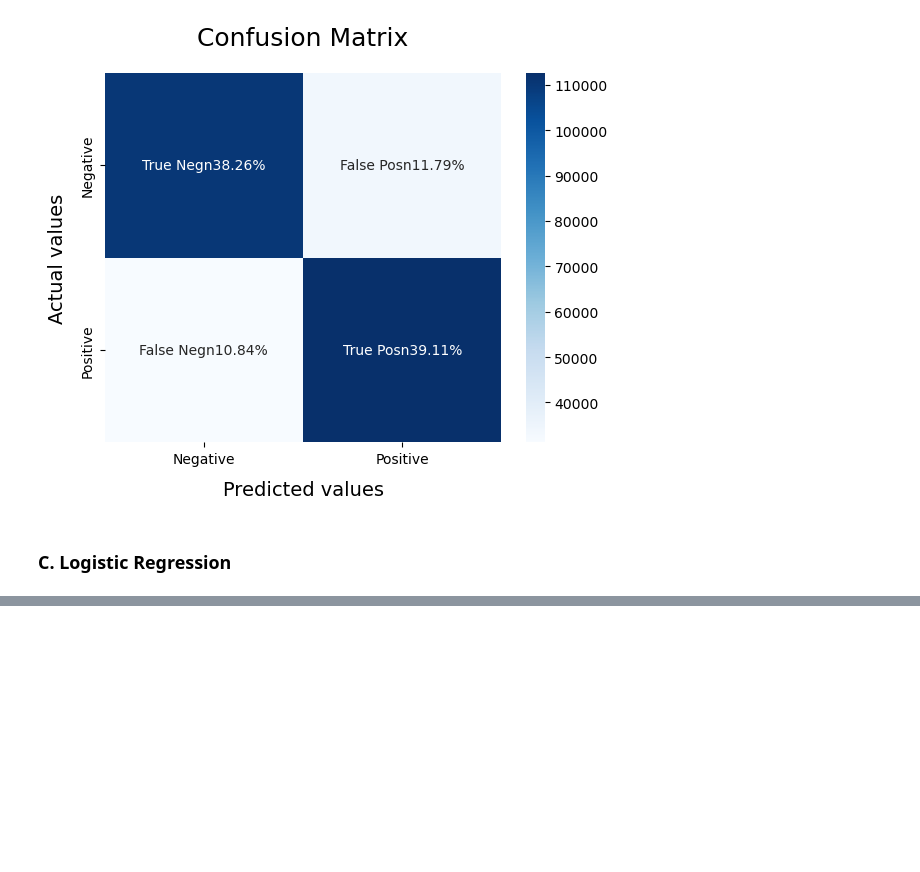
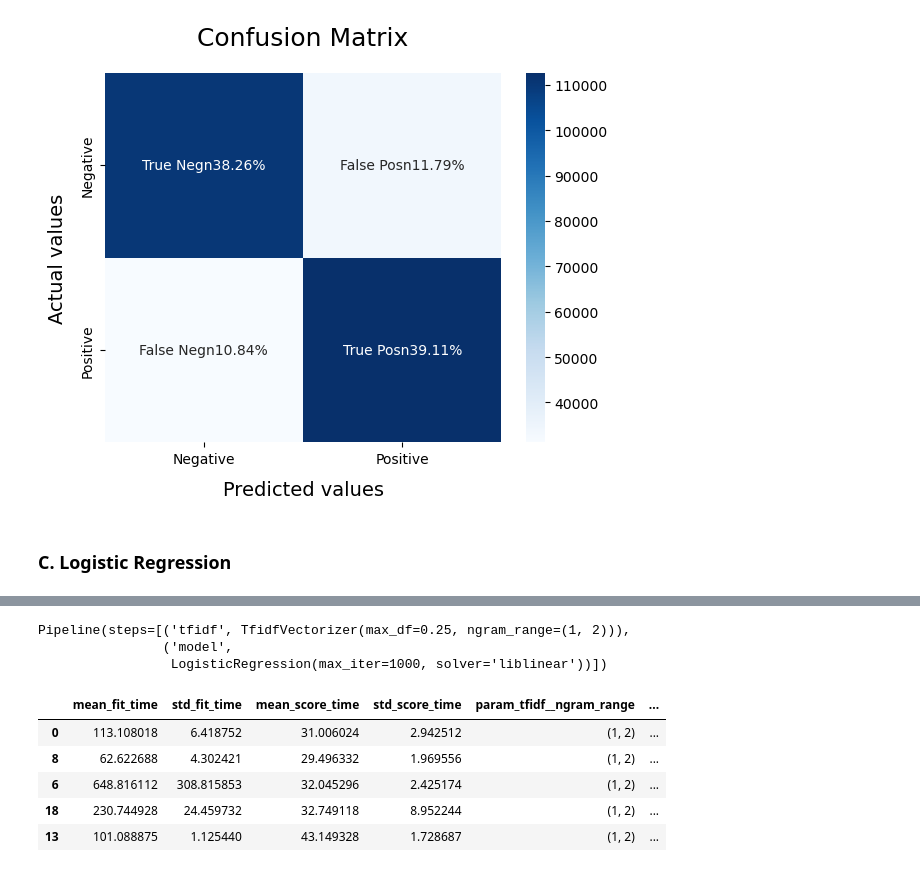
Before and after one commit to anushkathagle/Sentiment_Analysis, a Jupyter notebook: Sentiment_analysis_Step1.ipynb, the cells around one changed output, grey strips where cells are left out. Saved outputs shown, nothing was run; the diff lists cells and outputs as text; code cells hidden in the pictures; blank space fills up the shorter version.

```diff
--- a/Sentiment_analysis_Step1.ipynb
+++ b/Sentiment_analysis_Step1.ipynb
@@ -305,8 +318,8 @@ def model_Evaluate(model,X_t,y_t):
 ### A. Bernoulli Naive Bayes Classifier
 # %%
 BNBmodel = BernoulliNB()
-BNBmodel.fit(X_train, y_train)
-model_Evaluate(BNBmodel,X_val,y_val)
+BNBmodel.fit(X_train_v, y_train)
+model_Evaluate(BNBmodel,X_val_v,y_val)
 # %% [output]
               precision    recall  f1-score   support
 
@@ -321,8 +334,8 @@ weighted avg       0.77      0.77      0.77    288000
 ### B. SVM (Support Vector Machine)
 # %%
 SVCmodel = LinearSVC()
-SVCmodel.fit(X_train, y_train)
-model_Evaluate(SVCmodel,X_val,y_val)
+SVCmodel.fit(X_train_v, y_train)
+model_Evaluate(SVCmodel,X_val_v,y_val)
 # %% [output]
               precision    recall  f1-score   support
 
@@ -351,0 +416,16 @@ weighted avg       0.78      0.78      0.78    288000
+# %%
+LR_rand_search.best_estimator_
+# %% [output]
+Pipeline(steps=[('tfidf', TfidfVectorizer(max_df=0.25, ngram_range=(1, 2))),
+                ('model',
+                 LogisticRegression(max_iter=1000, solver='liblinear'))])
+# %%
+### Displaying the various metrics and it's accuracy in dataframe
+pd.DataFrame(LR_rand_search.cv_results_).sort_values('rank_test_score').head()
+# %% [output]
+|  | mean_fit_time | std_fit_time | mean_score_time | std_score_time | param_tfidf__ngram_range | ... |
+| 0 | 113.108018 | 6.418752 | 31.006024 | 2.942512 | (1, 2) | ... |
+| 8 | 62.622688 | 4.302421 | 29.496332 | 1.969556 | (1, 2) | ... |
+| 6 | 648.816112 | 308.815853 | 32.045296 | 2.425174 | (1, 2) | ... |
+| 18 | 230.744928 | 24.459732 | 32.749118 | 8.952244 | (1, 2) | ... |
+| 13 | 101.088875 | 1.125440 | 43.149328 | 1.728687 | (1, 2) | ... |
```
Also changed, not shown: parts of 15 cells of this notebook.
